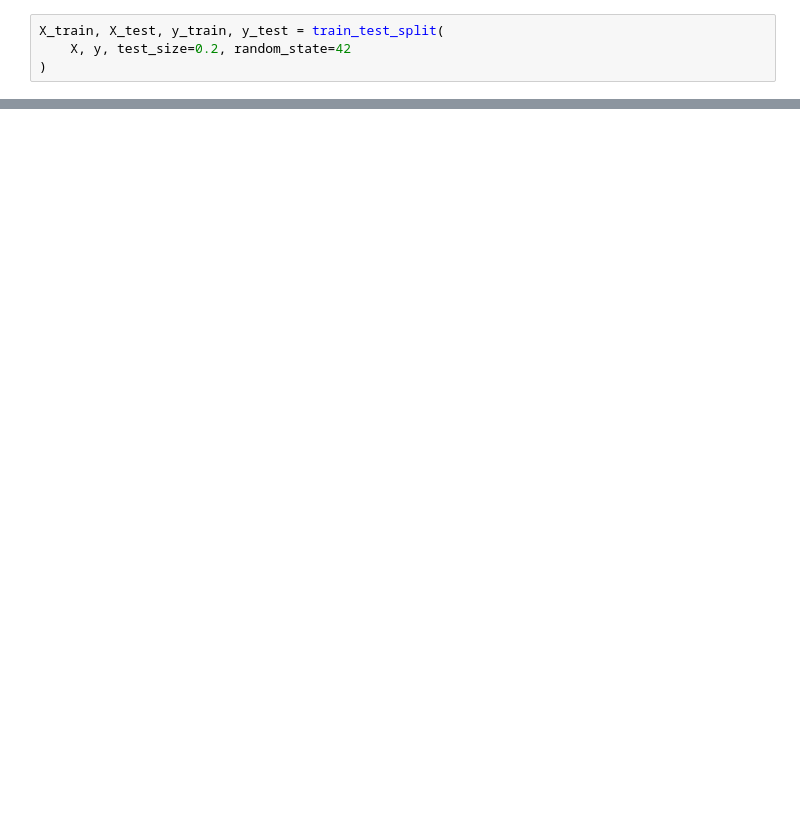
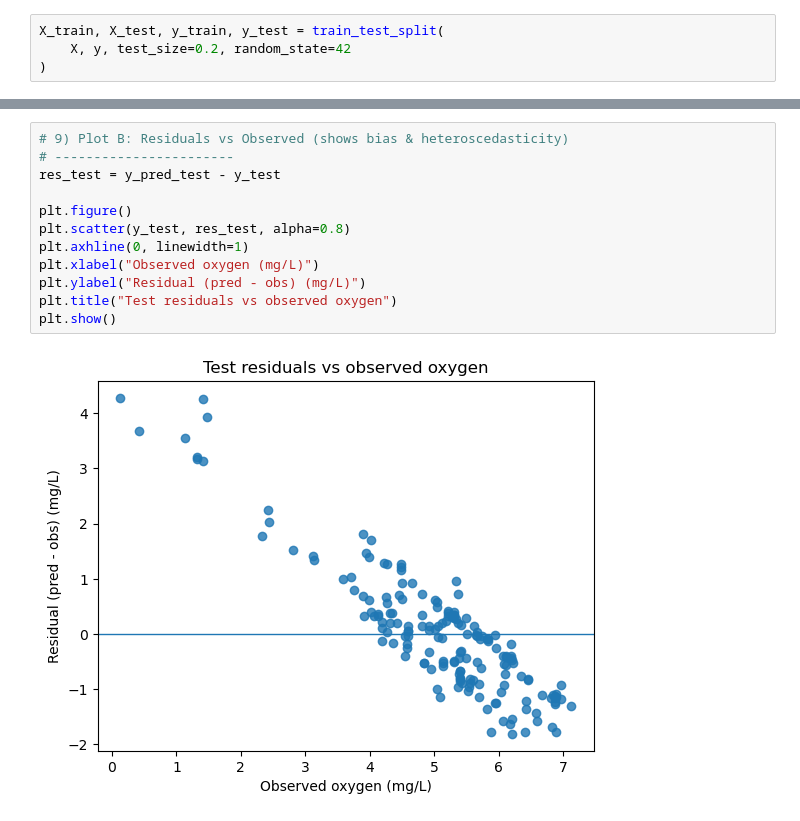
Before and after one commit to fish-pace/2026-proj-hypoxia-zones, a Jupyter notebook: contributor_folders/KrishnaMummadi/Multivariate_regression.ipynb, the cells around one changed output, grey strips where cells are left out. Drawn from its saved outputs; the diff is of its cells as text; blank space fills up the shorter version.

```diff
--- a/contributor_folders/KrishnaMummadi/Multivariate_regression.ipynb
+++ b/contributor_folders/KrishnaMummadi/Multivariate_regression.ipynb
@@ -68,0 +100,14 @@ RMSE: 1.1585992716847577
+# %%
+# 9) Plot B: Residuals vs Observed (shows bias & heteroscedasticity)
+# -----------------------
+res_test = y_pred_test - y_test
+
+plt.figure()
+plt.scatter(y_test, res_test, alpha=0.8)
+plt.axhline(0, linewidth=1)
+plt.xlabel("Observed oxygen (mg/L)")
+plt.ylabel("Residual (pred - obs) (mg/L)")
+plt.title("Test residuals vs observed oxygen")
+plt.show()
+# %% [output]
+[figure, added]
```
Also changed, not shown: parts of 7 cells of this notebook.
